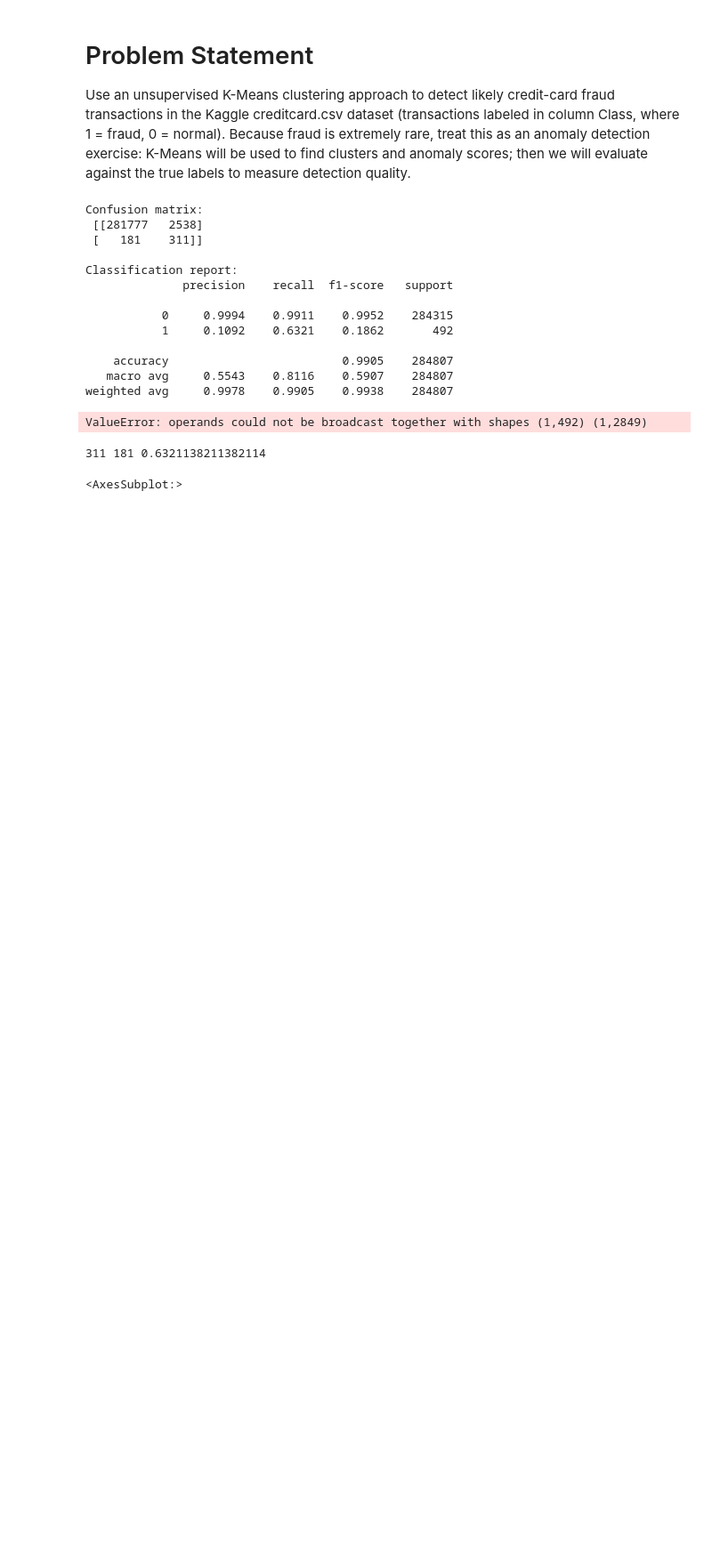
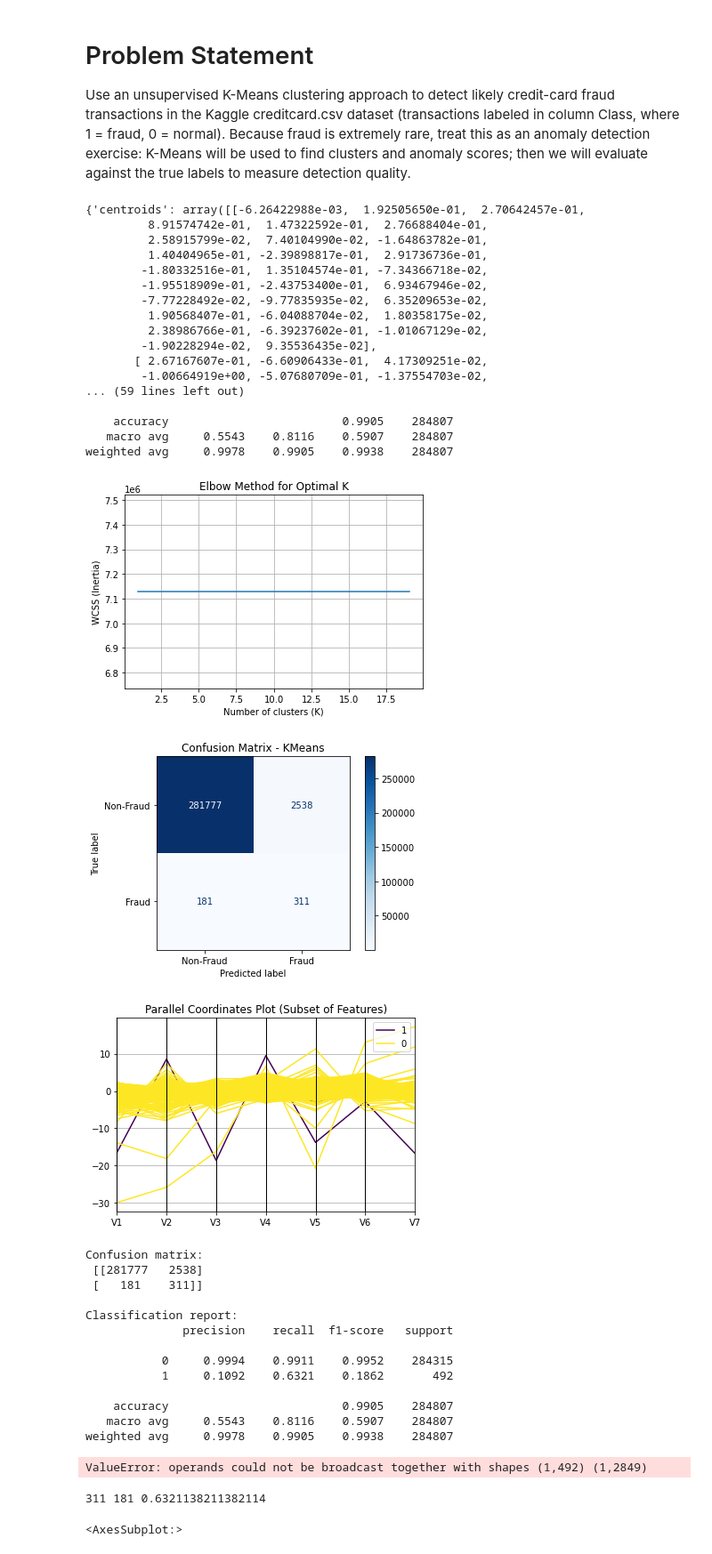
Before and after one commit to devanshu-cosmo/ml-projects, a Jupyter notebook: Unsupervised/CreditCard_Fraud_Detection.ipynb, the cells around one changed output. Shown at 89% size. Saved outputs shown, nothing was run; the diff lists cells and outputs as text; code cells hidden in the pictures; blank space fills up the shorter version.

Commit message:
Updated with the main function

```diff
--- a/Unsupervised/CreditCard_Fraud_Detection.ipynb
+++ b/Unsupervised/CreditCard_Fraud_Detection.ipynb
@@ -105,7 +105,7 @@ def evaluation_metrics(y,y_pred, score=None):
 
 
 
-def Result_plots(X, method,num_cluster=cluster_num, random_state=42, fraud_fraction=fraud_fraction, cm=confusion_matrix, df=df):
+def result_plots(X, method, cm=confusion_matrix(y,y_pred), df=df, num_cluster=cluster_num, random_state=42, fraud_fraction=fraud_fraction):
     if method=="KMeans":
         kmeans = KMeans(n_clusters=num_cluster, random_state=random_state)
     elif method=="KMeans++":
@@ -140,9 +140,11 @@ def Result_plots(X, method,num_cluster=cluster_num, random_state=42, fraud_fract
 
     #parallel coordiantes plot
     samples = df.sample(1000, random_state=random_state)
-    parallel_coordinates(samples[["Cluster"] + [f"V{i}" for i in range(1,6)]], "Cluster", colormap="viridis")
+    parallel_coordinates(samples[["Class"] + [f"V{i}" for i in range(1,8)]],"Class" , colormap="viridis") #samples[["Cluster"] + [f"V{i}" for i in range(1,6)]], "Cluster"
     plt.title("Parallel Coordinates Plot (Subset of Features)")
     plt.show()
+
+    #precision recall curve
 
 
 
@@ -150,12 +152,48 @@ def Result_plots(X, method,num_cluster=cluster_num, random_state=42, fraud_fract
 # %%
 #main function
 
 def main():
     df = data_import(path)
 
-    print(df.describe())
+#     print(df.describe())
 
     df, X_scaled, y, feature_cols = preprocessing(df)
+
+    pred_dict = Kmeans_model(X_scaled, method="KMeans")
+    y_pred = pred_dict["y_pred"]
+
+    print(pred_dict)
+
+    evaluation_metrics(y, y_pred, score=None)
+
+    result_plots(X_scaled, method="KMeans", cm=confusion_matrix(y,y_pred), df=df)
+
+
+
+
+if __name__ == "__main__":
+    main()
+# %% [output]
+{'centroids': array([[-6.26422988e-03,  1.92505650e-01,  2.70642457e-01,
+         8.91574742e-01,  1.47322592e-01,  2.76688404e-01,
+         2.58915799e-02,  7.40104990e-02, -1.64863782e-01,
+         1.40404965e-01, -2.39898817e-01,  2.91736736e-01,
+        -1.80332516e-01,  1.35104574e-01, -7.34366718e-02,
+        -1.95518909e-01, -2.43753400e-01,  6.93467946e-02,
+        -7.77228492e-02, -9.77835935e-02,  6.35209653e-02,
+         1.90568407e-01, -6.04088704e-02,  1.80358175e-02,
+         2.38986766e-01, -6.39237602e-01, -1.01067129e-02,
+        -1.90228294e-02,  9.35536435e-02],
+       [ 2.67167607e-01, -6.60906433e-01,  4.17309251e-02,
+        -1.00664919e+00, -5.07680709e-01, -1.37554703e-02,
+... (59 lines left out)
+
+    accuracy                         0.9905    284807
+   macro avg     0.5543    0.8116    0.5907    284807
+weighted avg     0.9978    0.9905    0.9938    284807
+[figure, added]
+[figure, added]
+[figure, added]
 # %%
 cluster_centers, distances, class_threshold, y_pred = Kmeans_model(X_scaled, "KMeans")
 evaluation_metrics(y,y_pred)
```
